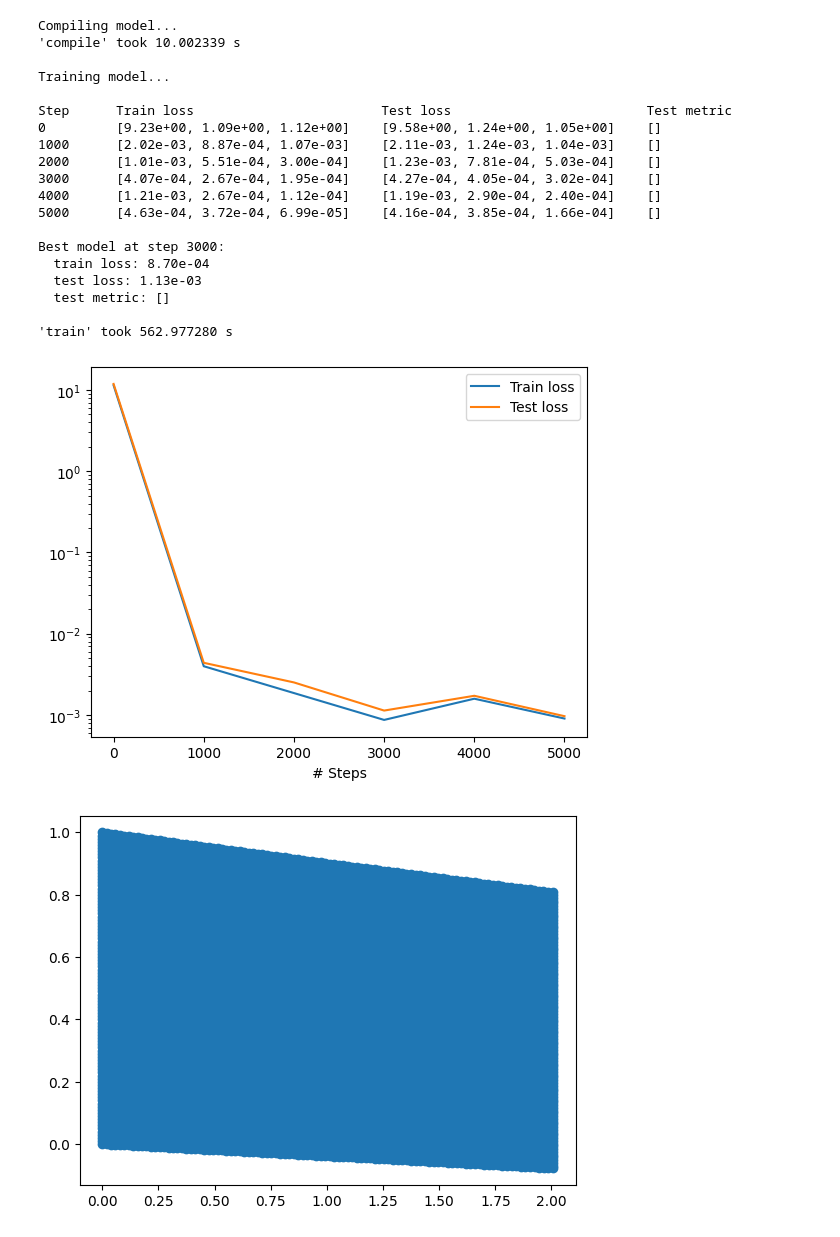
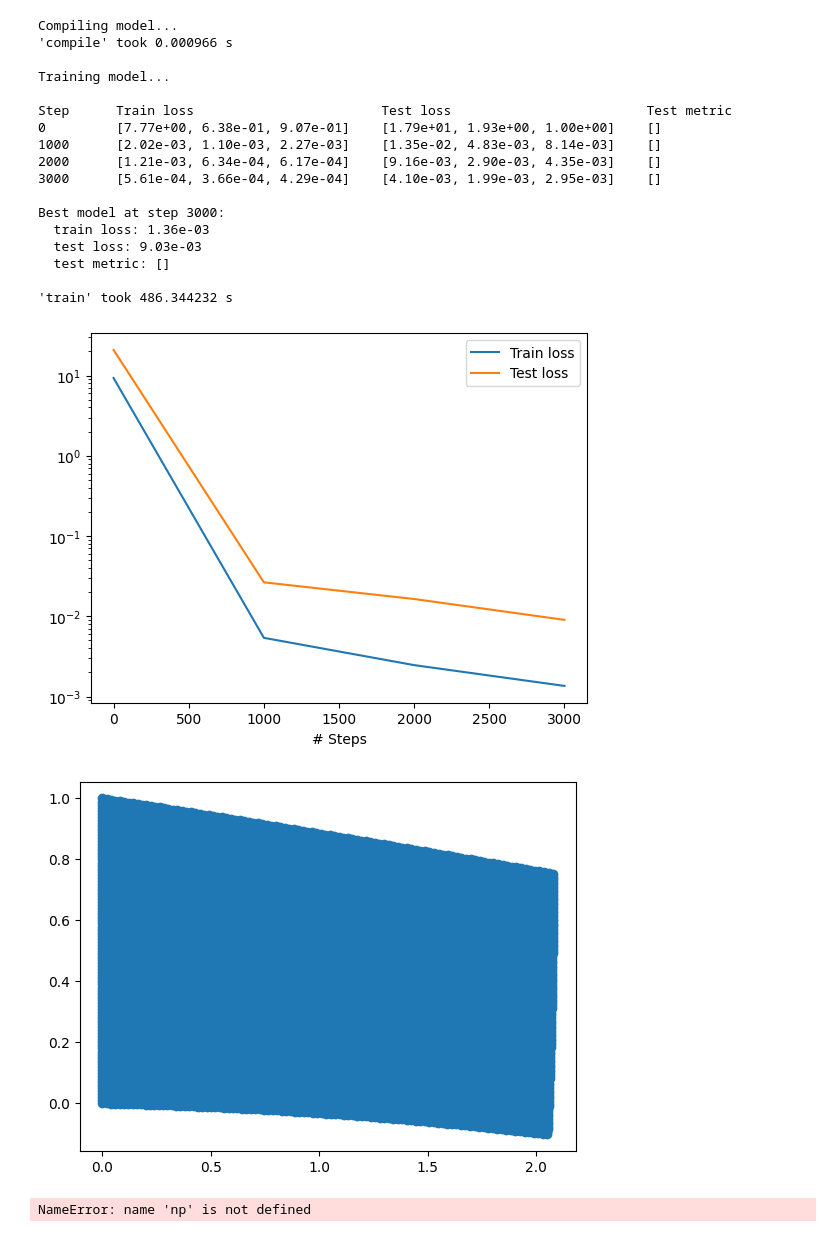
Before and after one commit to AhmadAkbariR/deepxde, a Jupyter notebook: examples/operator/elasticity-2D-AAR.ipynb, the cells around one changed output. Saved outputs shown, nothing was run; the diff lists cells and outputs as text; code cells hidden in the pictures.

```diff
--- a/examples/operator/elasticity-2D-AAR.ipynb
+++ b/examples/operator/elasticity-2D-AAR.ipynb
@@ -32,7 +32,7 @@ Using device: cuda
 # PDE equation
 def pde(xy, uv, aux):
     mu = 0.01
-    nu = 0.49
+    nu = 0.3
     u, v = uv[..., 0:1], uv[..., 1:2]
     #u, v, p = uvp[..., 0:1], uvp[..., 1:2], uvp[..., 2:3]
     grad_u = dde.zcs.LazyGrad(xy, u)
@@ -41,17 +41,21 @@ def pde(xy, uv, aux):
     # first order
     du_x = grad_u.compute((1, 0))
     dv_y = grad_v.compute((0, 1))
+
+    grad_du_x = dde.zcs.LazyGrad(xy, du_x)
+    grad_dv_y = dde.zcs.LazyGrad(xy, dv_y)
+
     #dp_x = grad_p.compute((1, 0))
     #dp_y = grad_p.compute((0, 1))
     # second order
     du_xx = grad_u.compute((2, 0))
     du_yy = grad_u.compute((0, 2))
-    du_xy = grad_u.compute((1, 1))
+    du_xy = grad_du_x.compute((0, 1))
     dv_xx = grad_v.compute((2, 0))
-    dv_xy = grad_v.compute((1, 1))
+    dv_xy = grad_dv_y.compute((1, 0))
     dv_yy = grad_v.compute((0, 2))
-    Del2U = du_xx + du_yy + (1+nu)/(1-nu) * (du_xx + dv_xy)
-    Del2V = dv_xx + dv_yy + (1+nu)/(1-nu) * (du_xy + dv_yy)
+    Del2U = du_xx + du_yy + (1)/(1-2*nu) * (du_xx + dv_xy)
+    Del2V = dv_xx + dv_yy + (1)/(1-2*nu) * (du_xy + dv_yy)
 
     #motion_x = mu * (du_xx + du_yy) - dp_x
     #motion_y = mu * (dv_xx + dv_yy) - dp_y
@@ -96,7 +100,7 @@ bc_right_U = dde.icbc.DirichletBC(
 #                                    on_boundary=lambda x, on_boundary: np.isclose(x[1], 1.),
 #                                    component=0)
 # PDE object
-pde = dde.data.PDE(
+pde_obj = dde.data.PDE(
     geom,
     pde,
     bcs=[bc_right_U ],
@@ -112,14 +116,14 @@ func_space = dde.data.GRF(length_scale=0.2)
 n_pts_edge = 101  # using the size of true solution, but this is unnecessary
 eval_pts = np.linspace(0, 1, num=n_pts_edge)[:, None]
 data = dde.zcs.PDEOperatorCartesianProd(
-    pde, func_space, eval_pts, num_function=1000,
-    function_variables=[0], num_test=50, batch_size=100
+    pde_obj, func_space, eval_pts, num_function=100,
+    function_variables=[0], num_test=20, batch_size=10
 )
 
 # Net
 net = dde.nn.DeepONetCartesianProd(
-    [n_pts_edge, 128, 128, 128],
-    [2, 128, 128, 128],
+    [n_pts_edge, 50, 50, 50],
+    [2, 50, 50, 50],
     "tanh",
     "Glorot normal",
     num_outputs=2,
@@ -141,52 +145,54 @@ net.apply_output_transform(out_transform)
 # Model
 model = dde.zcs.Model(data, net)
 model.compile("adam", lr=0.001, decay=("inverse time", 1000, 0.5))
-losshistory, train_state = model.train(iterations=5000)
+losshistory, train_state = model.train(iterations=3000)
 dde.utils.plot_loss_history(losshistory)
 plt.show()
 
 # save model if needed
 # model.save('stokes_weights')
 
 # Evaluation
 func_feats = func_space.random(10)
 v = func_space.eval_batch(func_feats, eval_pts)
 v[:] = 0.  # true solution uses zero perturbation
 xv, yv = np.meshgrid(eval_pts[:, 0], eval_pts[:, 0], indexing='ij')
 xy = np.vstack((np.ravel(xv), np.ravel(yv))).T
 sol_pred = model.predict((v, xy))[0]
 #sol_true = np.load('../dataset/stokes.npz')['arr_0']
 #print('Error on horizontal velocity:', dde.metrics.l2_relative_error(sol_true[:, 0], sol_pred[:, 0]))
 #print('Error on vertical velocity:', dde.metrics.l2_relative_error(sol_true[:, 1], sol_pred[:, 1]))
 #print('Error on pressure:', dde.metrics.l2_relative_error(sol_true[:, 2], sol_pred[:, 2]))
 plt.figure(2)
 def deform_coord(xy , sol_pred):
     return xy + sol_pred
 deformed = deform_coord(xy , sol_pred)
 plt.scatter(deformed[:,0],deformed[:,1])
 plt.show()
 # %% [output]
 Compiling model...
-'compile' took 10.002339 s
+'compile' took 0.000966 s
 
 Training model...
 
 Step      Train loss                        Test loss                         Test metric
-0         [9.23e+00, 1.09e+00, 1.12e+00]    [9.58e+00, 1.24e+00, 1.05e+00]    []
-1000      [2.02e-03, 8.87e-04, 1.07e-03]    [2.11e-03, 1.24e-03, 1.04e-03]    []
-2000      [1.01e-03, 5.51e-04, 3.00e-04]    [1.23e-03, 7.81e-04, 5.03e-04]    []
-3000      [4.07e-04, 2.67e-04, 1.95e-04]    [4.27e-04, 4.05e-04, 3.02e-04]    []
-4000      [1.21e-03, 2.67e-04, 1.12e-04]    [1.19e-03, 2.90e-04, 2.40e-04]    []
-5000      [4.63e-04, 3.72e-04, 6.99e-05]    [4.16e-04, 3.85e-04, 1.66e-04]    []
+0         [7.77e+00, 6.38e-01, 9.07e-01]    [1.79e+01, 1.93e+00, 1.00e+00]    []
+1000      [2.02e-03, 1.10e-03, 2.27e-03]    [1.35e-02, 4.83e-03, 8.14e-03]    []
+2000      [1.21e-03, 6.34e-04, 6.17e-04]    [9.16e-03, 2.90e-03, 4.35e-03]    []
+3000      [5.61e-04, 3.66e-04, 4.29e-04]    [4.10e-03, 1.99e-03, 2.95e-03]    []
 
 Best model at step 3000:
-  train loss: 8.70e-04
-  test loss: 1.13e-03
+  train loss: 1.36e-03
+  test loss: 9.03e-03
   test metric: []
 
-'train' took 562.977280 s
+'train' took 486.344232 s
-[figure, old version]
+[figure, new version]
-[figure, old version]
+[figure, new version]
+# %%
+np.min(sol_pred[:,0])
+# %% [output]
+NameError: name 'np' is not defined
 # %%
 def Deformed_shape(xy, uv):
     x = xy[:,0]  # Original x coordinates
```
Also changed, not shown: parts of 2 cells of this notebook.
